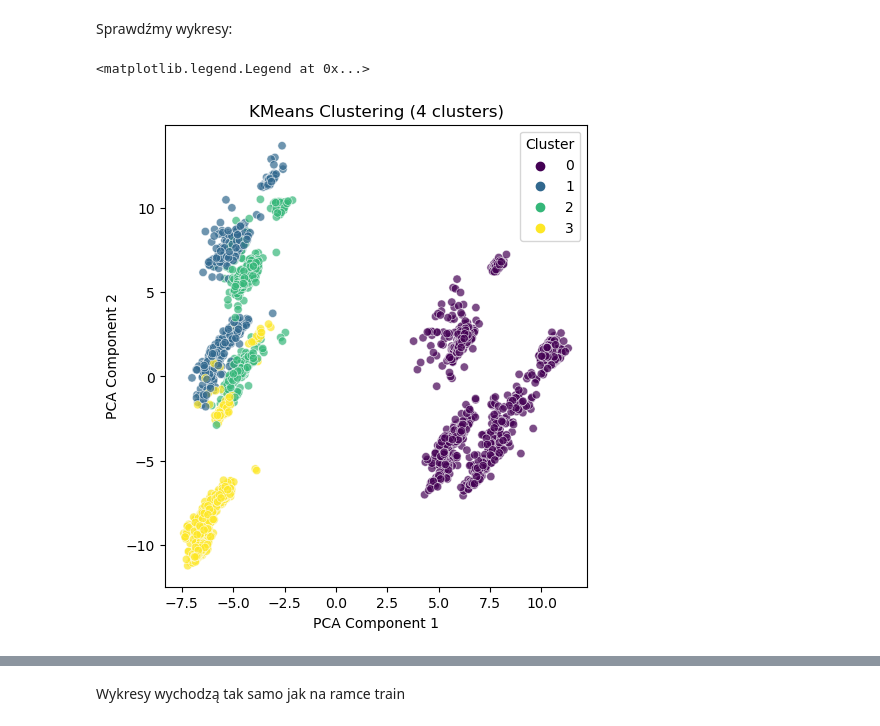
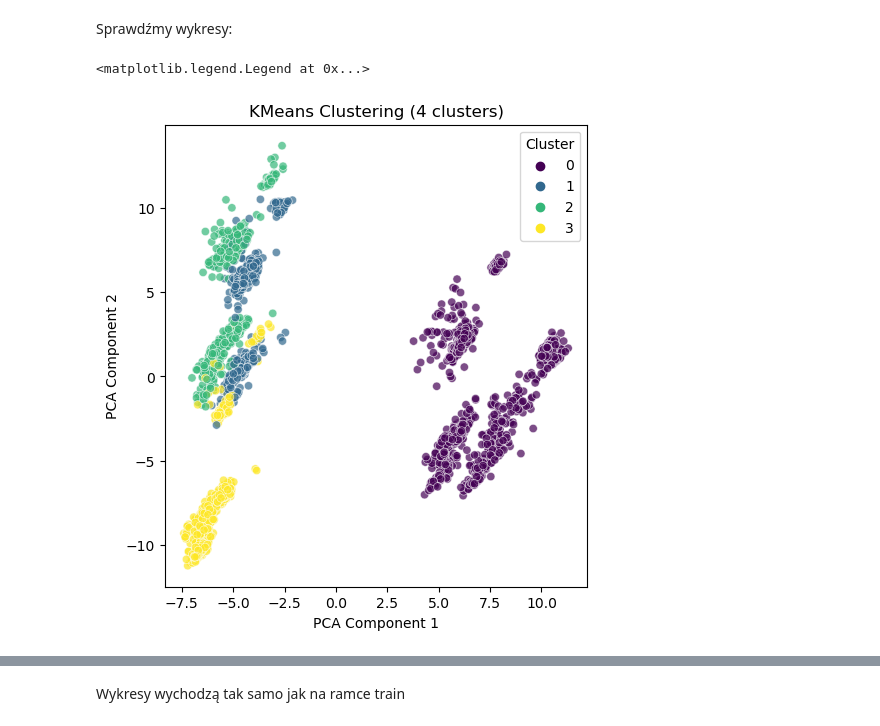
Before and after one commit to katarzynarogalska/LocationIntelligence-clustering, a Jupyter notebook: validation_codes/validation_modeling.ipynb, the cells around one changed output, grey strips where cells are left out. Cells and saved outputs as stored; diff of their text form; code cells hidden in the pictures.

```diff
--- a/validation_codes/validation_modeling.ipynb
+++ b/validation_codes/validation_modeling.ipynb
@@ -132,21 +132,26 @@ Wyniki dużo gorsze dla użycia StandardScaler, nie będziemy tego sugerować
 Sprawdźmy wykresy:
 # %%
 #podstawiamy ramkę testową i model :
+pca = PCA(n_components=20)
+pca.fit(df_transformed_train)
+pca_components_train = pca.transform(df_transformed_train)
+pca_components_test=pca.transform(df_transformed_test)
+
 kmeans = KMeans(n_clusters=4, random_state=42)
 kmeans.fit(pca_components_train)
 labels_kmeans = kmeans.predict(pca_components_test)
 
 #funkcja grupy budującej
 plt.figure(figsize=(12, 6))
 plt.subplot(1, 2, 1)
 sns.scatterplot(x=pca_components_test[:, 0], y=pca_components_test[:, 1], hue=labels_kmeans, palette='viridis', alpha=0.7)
 plt.title('KMeans Clustering (4 clusters)')
 plt.xlabel('PCA Component 1')
 plt.ylabel('PCA Component 2')
 plt.legend(title='Cluster', loc='upper right')
 # %% [output]
 <matplotlib.legend.Legend at 0x...>
-[figure, old version]
+[figure, new version]
 # %%
 plt.figure(figsize=(12, 6))
 plt.subplot(1, 2, 1)
```
Also changed, not shown: parts of 14 cells of this notebook.
